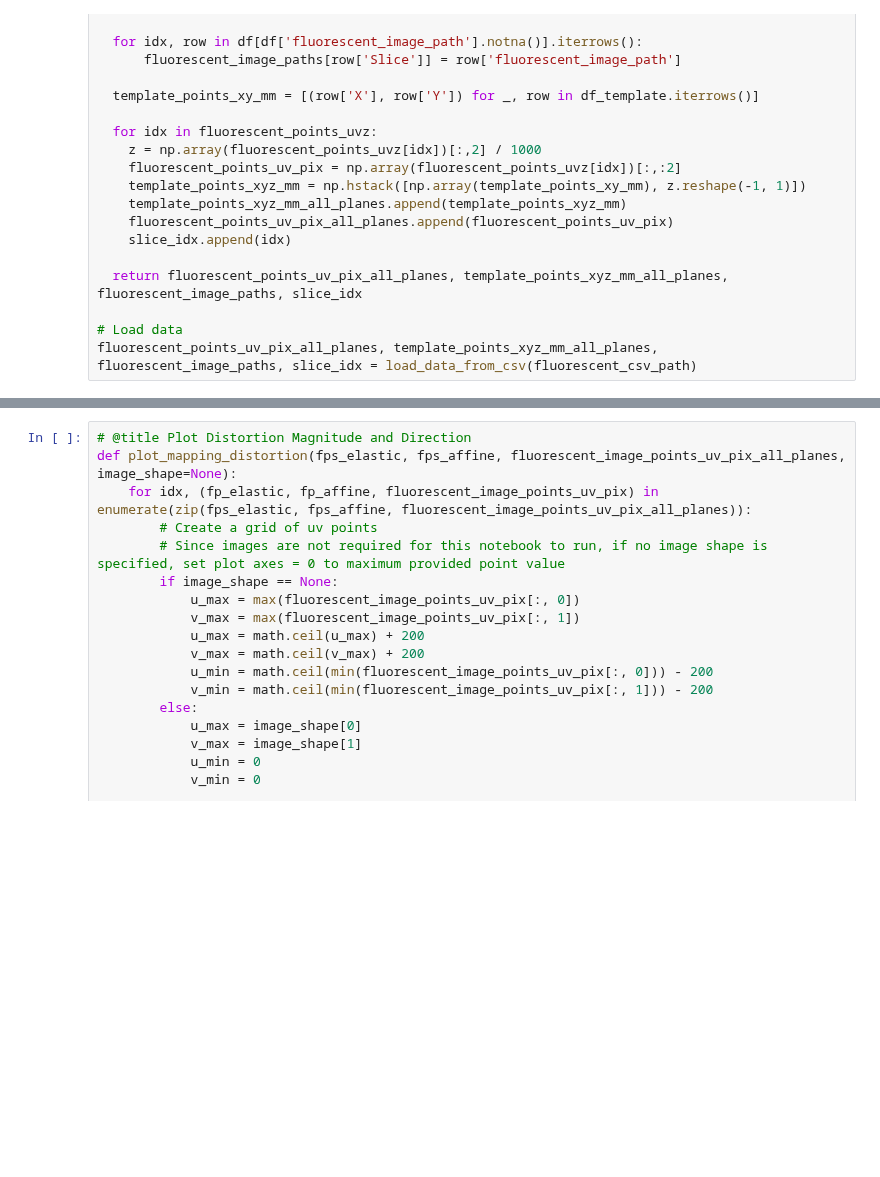
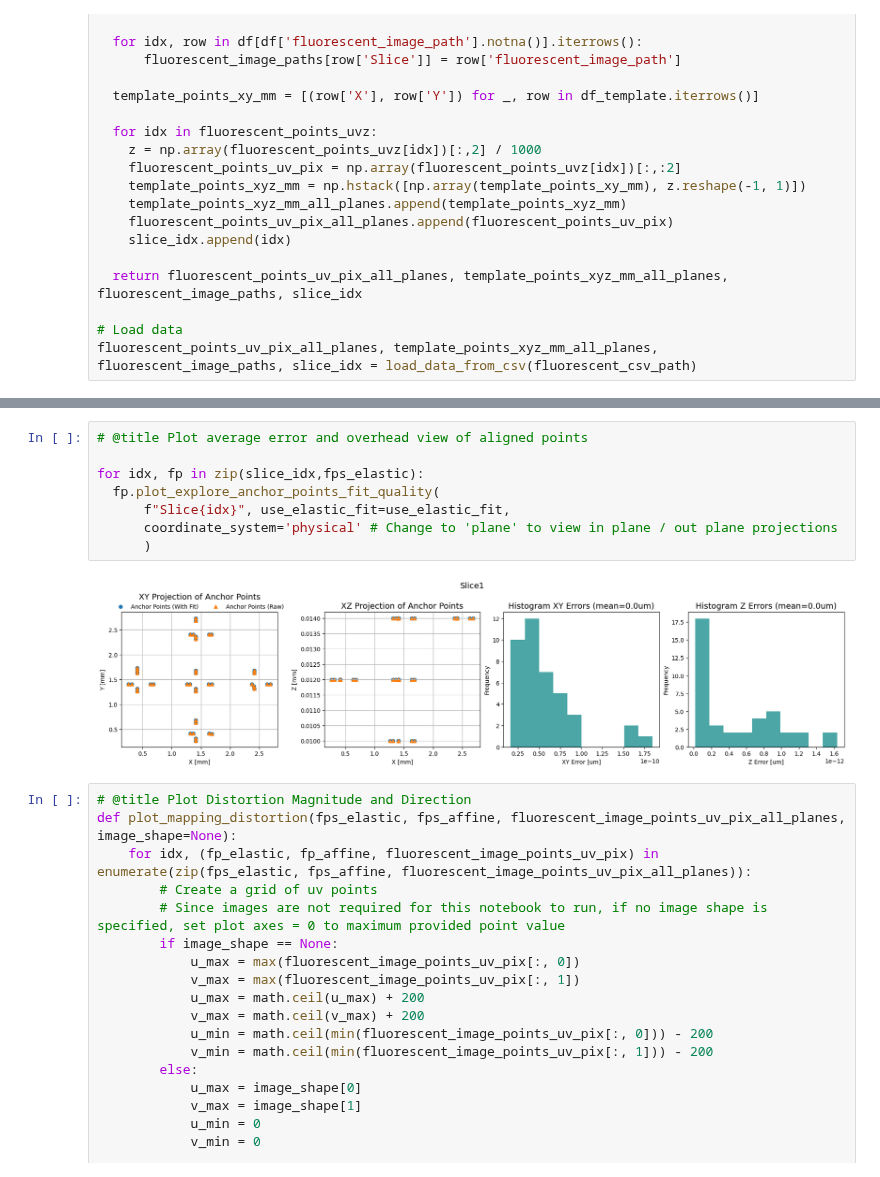
Before and after one commit to WinetraubLab/coregister-xy, a Jupyter notebook: coregister_xy.ipynb, the cells around one changed output, grey strips where cells are left out. Drawn from its saved outputs; the diff is of its cells as text; blank space fills up the shorter version.

Commit message:
Update plotting function to simplify implementation in colab

```diff
--- a/coregister_xy.ipynb
+++ b/coregister_xy.ipynb
@@ -248,3 +137,13 @@ else:
+# %%
+# @title Plot average error and overhead view of aligned points
+
+for idx, fp in zip(slice_idx,fps_elastic):
+  fp.plot_explore_anchor_points_fit_quality(
+      f"Slice{idx}", use_elastic_fit=use_elastic_fit,
+      coordinate_system='physical' # Change to 'plane' to view in plane / out plane projections
+      )
+# %% [output]
+[figure, added]
 # %%
 # @title Plot Distortion Magnitude and Direction
 def plot_mapping_distortion(fps_elastic, fps_affine, fluorescent_image_points_uv_pix_all_planes, image_shape=None):
```
Also changed, not shown: parts of 2 cells of this notebook.
